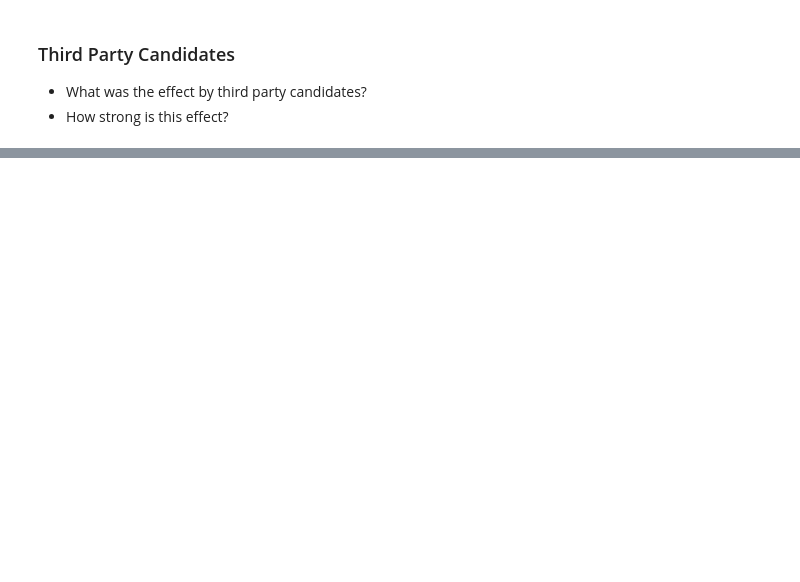
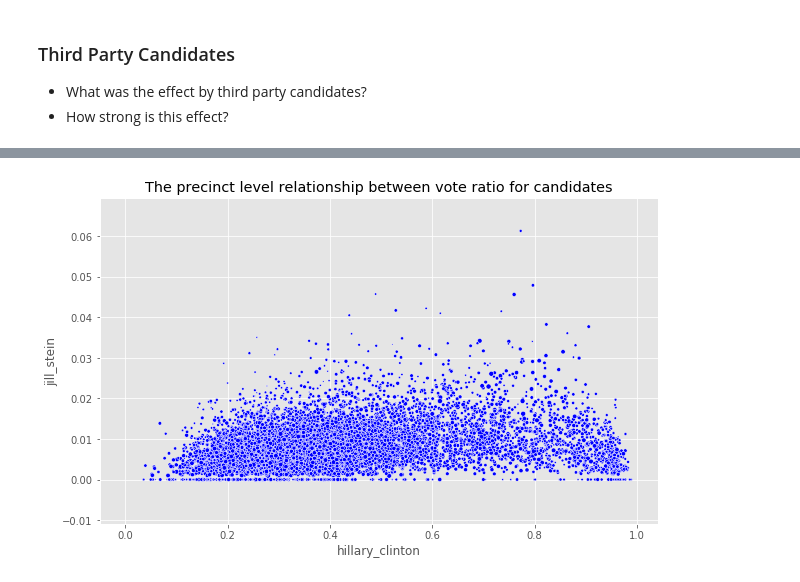
Before and after one commit to jsharpna/141Blectures, a Jupyter notebook: lecture11/lecture11.ipynb, the cells around one changed output, grey strips where cells are left out. Drawn from its saved outputs; the diff is of its cells as text; code cells hidden in the pictures; blank space fills up the shorter version.

```diff
--- a/lecture11/lecture11.ipynb
+++ b/lecture11/lecture11.ipynb
@@ -659,0 +368,4 @@ Created with Jupyter, delivered by Fastly, rendered by Rackspace.
+# %%
+comp_cands('hillary_clinton','jill_stein')
+# %% [output]
+[figure, added]
```
Also changed, not shown: parts of 132 cells of this notebook, 1 other file.
